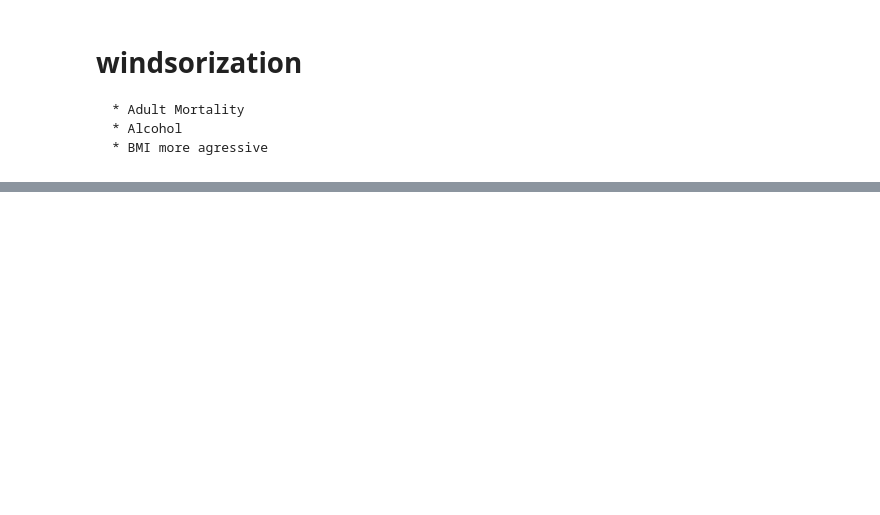
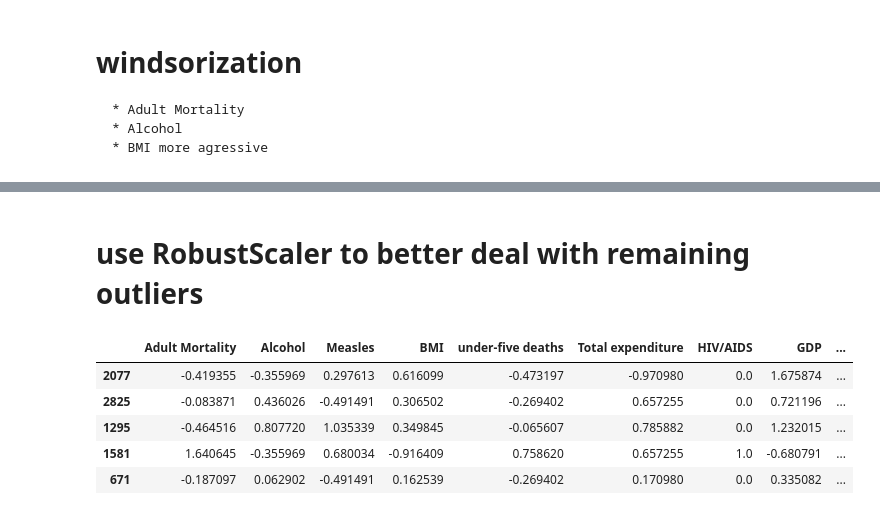
Before and after one commit to whosedreamisthis/life-expectancy, a Jupyter notebook: research/feature-engineering.ipynb, the cells around one changed output, grey strips where cells are left out. Cells and saved outputs as stored; diff of their text form; code cells hidden in the pictures; blank space fills up the shorter version.

```diff
--- a/research/feature-engineering.ipynb
+++ b/research/feature-engineering.ipynb
@@ -74,0 +201,3 @@ SyntaxError: invalid syntax (3830962264.py, line 3)
+# %%
+X = df.drop(["Life expectancy"],axis=1)
+y = df["Life expectancy"]
@@ -74,0 +209,18 @@ SyntaxError: invalid syntax (3830962264.py, line 3)
+# %% [markdown]
+# use RobustScaler to better deal with remaining outliers
+# %%
+scaler = RobustScaler()
+scaler.set_output(transform="pandas")
+
+X_train = scaler.fit_transform(X_train)
+X_test = scaler.transform(X_test)
+
+# X_train is now a DataFrame, so .head() works!
+X_train.head()
+# %% [output]
+|  | Adult Mortality | Alcohol | Measles | BMI | under-five deaths | Total expenditure | HIV/AIDS | GDP | ... |
+| 2077 | -0.419355 | -0.355969 | 0.297613 | 0.616099 | -0.473197 | -0.970980 | 0.0 | 1.675874 | ... |
+| 2825 | -0.083871 | 0.436026 | -0.491491 | 0.306502 | -0.269402 | 0.657255 | 0.0 | 0.721196 | ... |
+| 1295 | -0.464516 | 0.807720 | 1.035339 | 0.349845 | -0.065607 | 0.785882 | 0.0 | 1.232015 | ... |
+| 1581 | 1.640645 | -0.355969 | 0.680034 | -0.916409 | 0.758620 | 0.657255 | 1.0 | -0.680791 | ... |
+| 671 | -0.187097 | 0.062902 | -0.491491 | 0.162539 | -0.269402 | 0.170980 | 0.0 | 0.335082 | ... |
```
Also changed, not shown: parts of 38 cells of this notebook, 1 other file.
